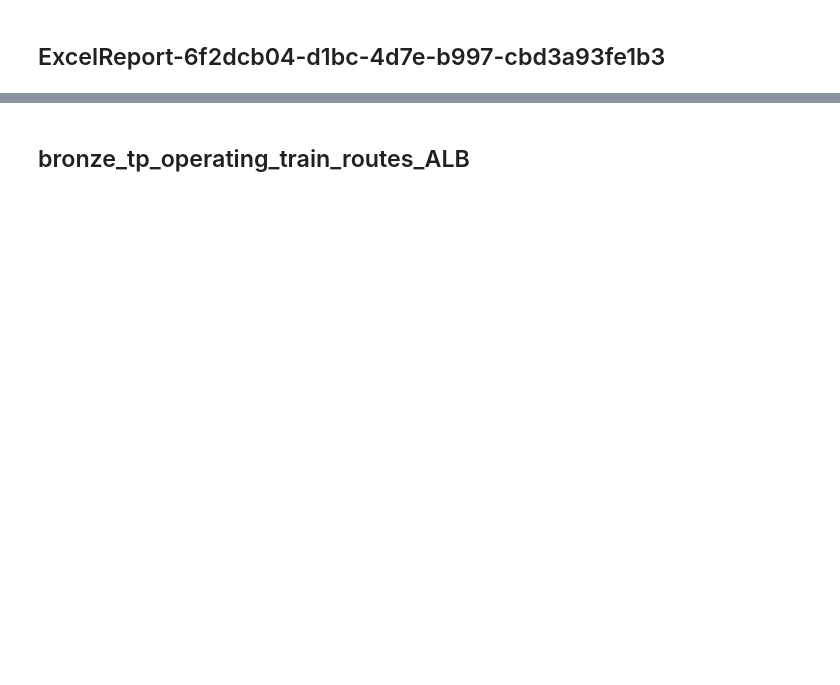
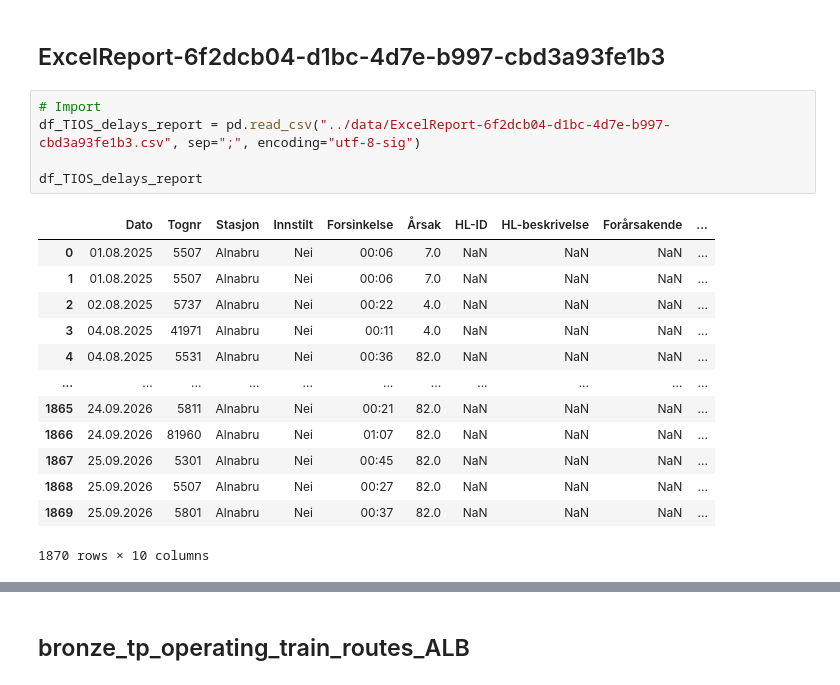
Before and after one commit to KriStrom/masteroppgave26SixSigmaDataanalyse, a Jupyter notebook: 01_measure_phase/01_00_data_exploration.ipynb, the cells around one changed output, grey strips where cells are left out. Cells and saved outputs as stored; diff of their text form; blank space fills up the shorter version.

```diff
--- a/01_measure_phase/01_00_data_exploration.ipynb
+++ b/01_measure_phase/01_00_data_exploration.ipynb
@@ -8,2 +159,21 @@ This notebook is used to get an overview of the datasets, to understand what con
 # %% [markdown]
 ## ExcelReport-6f2dcb04-d1bc-4d7e-b997-cbd3a93fe1b3
+# %%
+# Import
+df_TIOS_delays_report = pd.read_csv("../data/ExcelReport-6f2dcb04-d1bc-4d7e-b997-cbd3a93fe1b3.csv", sep=";", encoding="utf-8-sig")
+
+df_TIOS_delays_report
+# %% [output]
+|  | Dato | Tognr | Stasjon | Innstilt | Forsinkelse | Årsak | HL-ID | HL-beskrivelse | Forårsakende | ... |
+| 0 | 01.08.2025 | 5507 | Alnabru | Nei | 00:06 | 7.0 | NaN | NaN | NaN | ... |
+| 1 | 01.08.2025 | 5507 | Alnabru | Nei | 00:06 | 7.0 | NaN | NaN | NaN | ... |
+| 2 | 02.08.2025 | 5737 | Alnabru | Nei | 00:22 | 4.0 | NaN | NaN | NaN | ... |
+| 3 | 04.08.2025 | 41971 | Alnabru | Nei | 00:11 | 4.0 | NaN | NaN | NaN | ... |
+| 4 | 04.08.2025 | 5531 | Alnabru | Nei | 00:36 | 82.0 | NaN | NaN | NaN | ... |
+| ... | ... | ... | ... | ... | ... | ... | ... | ... | ... | ... |
+| 1865 | 24.09.2026 | 5811 | Alnabru | Nei | 00:21 | 82.0 | NaN | NaN | NaN | ... |
+| 1866 | 24.09.2026 | 81960 | Alnabru | Nei | 01:07 | 82.0 | NaN | NaN | NaN | ... |
+| 1867 | 25.09.2026 | 5301 | Alnabru | Nei | 00:45 | 82.0 | NaN | NaN | NaN | ... |
+| 1868 | 25.09.2026 | 5507 | Alnabru | Nei | 00:27 | 82.0 | NaN | NaN | NaN | ... |
+| 1869 | 25.09.2026 | 5801 | Alnabru | Nei | 00:37 | 82.0 | NaN | NaN | NaN | ... |
+1870 rows × 10 columns
```
Also changed, not shown: parts of 17 cells of this notebook, 1 other file.
